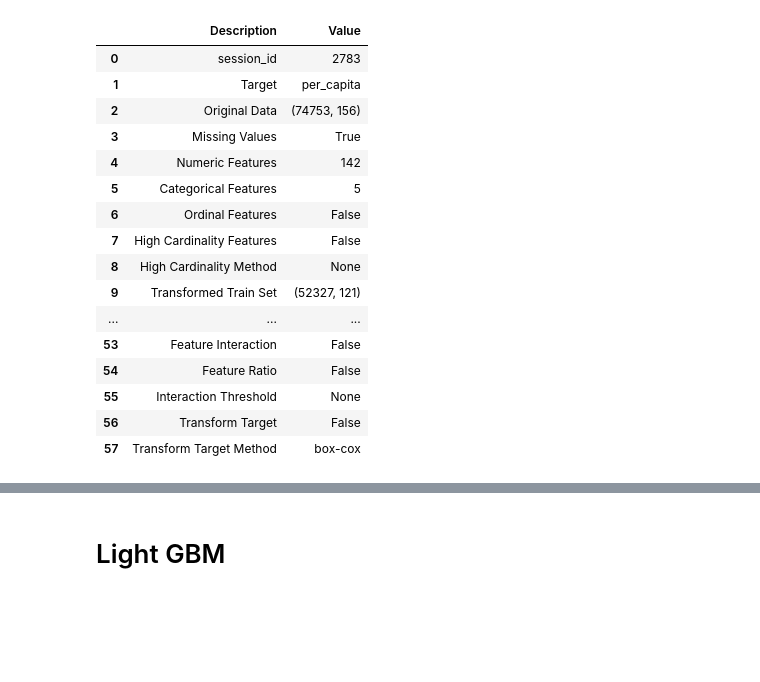
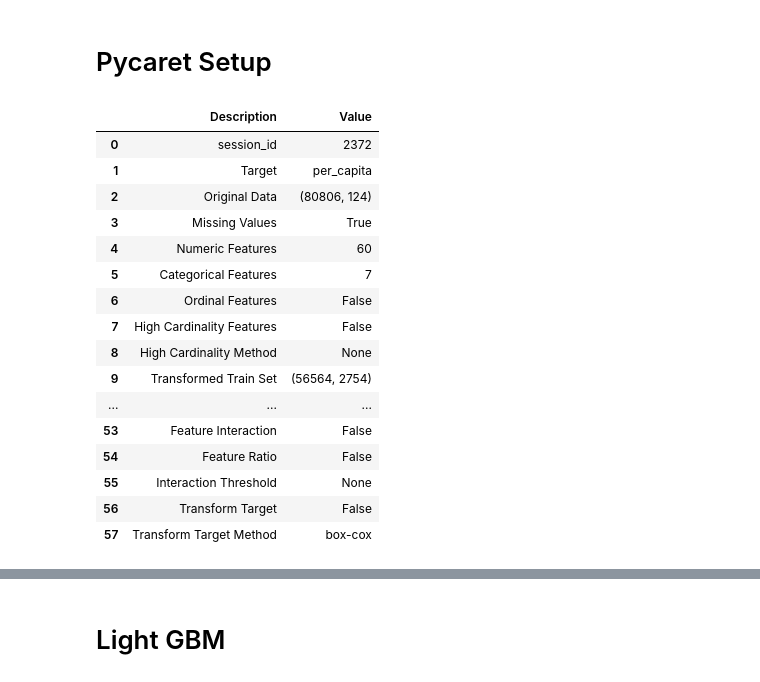
Before and after one commit to galengorski/CAWSC_WaterUse, a Jupyter notebook: ml_experiments/annual_v_0_0/pycaret/pycaret_shadow.ipynb, the cells around one changed output, grey strips where cells are left out. Saved outputs shown, nothing was run; the diff lists cells and outputs as text; code cells hidden in the pictures; blank space fills up the shorter version.

Commit message:
minor change to annual and pycaret files

```diff
--- a/ml_experiments/annual_v_0_0/pycaret/pycaret_shadow.ipynb
+++ b/ml_experiments/annual_v_0_0/pycaret/pycaret_shadow.ipynb
@@ -1,5 +3,6 @@
 # %%
 from pycaret.regression import *
+
 # ===============****===================
 """
 Annual Water Use Model
@@ -15,6 +18,7 @@ import matplotlib.pyplot as plt
 import xgboost as xgb
 import json
 import shap
+import joblib
 from sklearn.pipeline import Pipeline
 from iwateruse.model import Model
 from iwateruse import targets, weights, pipelines, outliers_utils, estimators, featurize, predictions
@@ -26,7 +30,9 @@ xgb.set_config(verbosity=0)
 # =============================
 # Flags
 # =============================
-train_initial_model = False
+apply_summary_encoding = False
+apply_onehot_encoding = True
+train_initial_model = True
 plot_diagnosis = False
 run_boruta = True
 use_boruta_results = False
@@ -77,10 +83,10 @@ model.apply_func(func=outliers_utils.drop_na_target, type='outliers_func')
 # Feature Engineering
 # =============================
 # Target summary
-df_trans, encoding_summary = featurize.summary_encode(model, cols=model.categorical_features)
-fn = "..\summary_encoding.json"
-model.dict_to_file(data = encoding_summary, fn=fn)
-if False:
+if apply_summary_encoding:
+    df_trans, encoding_summary = featurize.summary_encode(model, cols=model.categorical_features)
+    fn = "..\summary_encoding.json"
+    model.dict_to_file(data = encoding_summary, fn=fn)
     model.add_feature_to_skip_list(model.categorical_features)
     model.add_training_df(df_train=df_trans)
 
@@ -106,13 +112,13 @@ params = {
 }
 
 gb = estimators.xgb_estimator(params)
-
-encode_cat_features = False
-if encode_cat_features:
+if apply_onehot_encoding:
     # pipeline
     main_pipeline = pipelines.make_pipeline(model)
     main_pipeline.append(('estimator', gb))
     gb = Pipeline(main_pipeline)
+
+    preprocess = main_pipeline[0][1]
 
 features = model.features
 target = model.target
@@ -127,8 +133,19 @@ model.log.to_table(final_dataset[[target]].describe(percentiles=[0, 0.05, 0.5, 0
 # Prepare the initial estimator
 # =============================
 
-features = model.features
+# select features
+
+def load_features_selected(method = 'xgb_cover'):
+    feat_selec_file = '..\confirmed_selected_features.json'
+    f = open(feat_selec_file)
+    feature_selection_info = json.load(f)
+    f.close()
+    features_selected = feature_selection_info[method]
+    return features_selected
+
+feature_selected = load_features_selected()
 target = model.target
 final_dataset = model.df_train
-ignore_features = list(set(final_dataset.columns).difference(set(features + [target])))
+ignore_features = list(set(final_dataset.columns).difference(set(feature_selected + [target])))
+categorical_features = model.categorical_features
 # %% [output]
@@ -139,27 +153,29 @@ Warning: You are overwriting an existing database...
+# %% [markdown]
+# Pycaret Setup
 # %%
 # =============================
 # Prepare the initial estimator
 # =============================
-
 reg1 = setup(data = final_dataset, target = target, ignore_features = ignore_features,
-             fold=5, fold_shuffle = True,
+             fold=5, fold_shuffle = True, categorical_features = categorical_features,
+             preprocess = preprocess,
              train_size = 0.7)
 
 # compare models
-learning_algorithems = ['xgboost', 'rf', 'lightgbm', 'et'] # include = learning_algorithems
+#learning_algorithems = ['xgboost', 'rf', 'lightgbm', 'et'] # include = learning_algorithems
 #best = compare_models(n_select = 5)
 # %% [output]
 |  | Description | Value |
-| 0 | session_id | 2783 |
+| 0 | session_id | 2372 |
 | 1 | Target | per_capita |
-| 2 | Original Data | (74753, 156) |
+| 2 | Original Data | (80806, 124) |
 | 3 | Missing Values | True |
-| 4 | Numeric Features | 142 |
-| 5 | Categorical Features | 5 |
+| 4 | Numeric Features | 60 |
+| 5 | Categorical Features | 7 |
 | 6 | Ordinal Features | False |
 | 7 | High Cardinality Features | False |
 | 8 | High Cardinality Method | None |
-| 9 | Transformed Train Set | (52327, 121) |
+| 9 | Transformed Train Set | (56564, 2754) |
 | ... | ... | ... |
 | 53 | Feature Interaction | False |
 | 54 | Feature Ratio | False |
```
Also changed, not shown: parts of 18 cells of this notebook, 1 other file.
